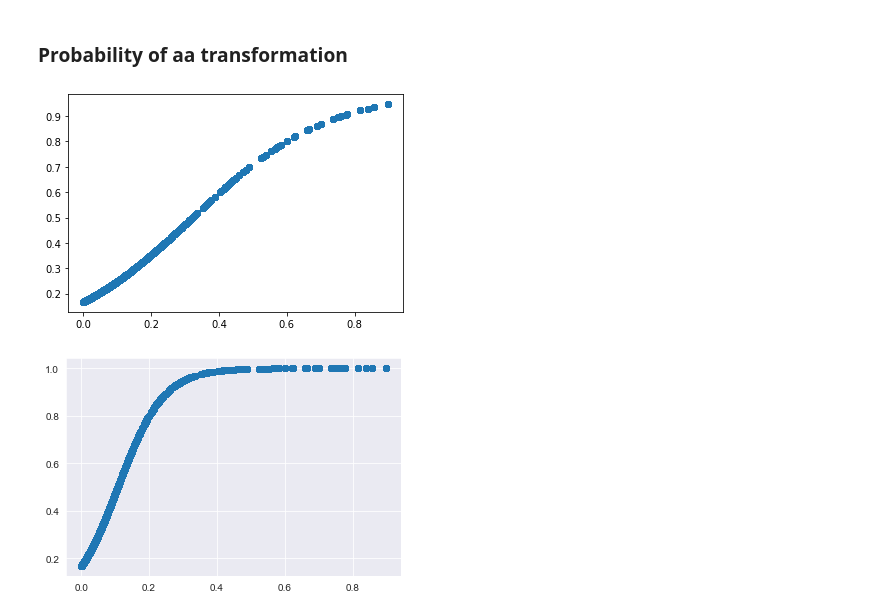
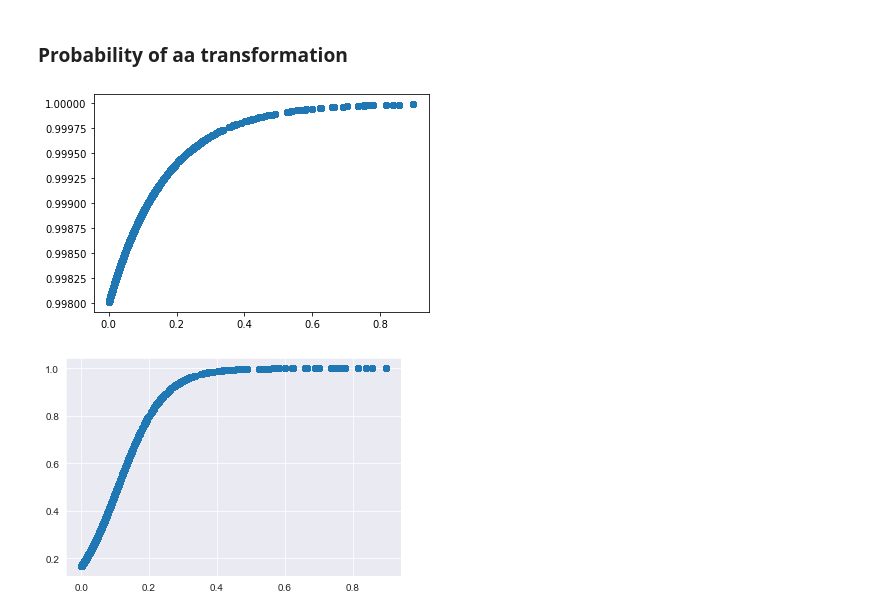
Before and after one commit to petergroth/kermut, a Jupyter notebook: exploration/kernel_exploration.ipynb, the cells around one changed output. Cells and saved outputs as stored; diff of their text form; code cells hidden in the pictures.

```diff
--- a/exploration/kernel_exploration.ipynb
+++ b/exploration/kernel_exploration.ipynb
@@ -228,15 +228,15 @@ plt.show()
 ### Probability of aa transformation
 # %%
 x = df_dist_and_fitness.aa_probability_assay_i
-y = generalised_logistic(x, B=3, Q=0.001) # B=15, Q=5
+y = generalised_logistic(x, B=6, Q=0.002) # B=15, Q=5
 df_dist_and_fitness['aa_p_i_transformed'] = y
 x = df_dist_and_fitness.aa_probability_assay_j
-y = generalised_logistic(x, B=5, Q=5)
+y = generalised_logistic(x, B=6, Q=0.002)
 df_dist_and_fitness['aa_p_j_transformed'] = y
 plt.scatter(x, y)
 plt.show()
 # %% [output]
-[figure, old version]
+[figure, new version]
 # %%
 x = df_dist_and_fitness.aa_probability_assay_i
 y = generalised_logistic(x, B=15, Q=5) # B=15, Q=5
```
Also changed, not shown: 3 other files.
